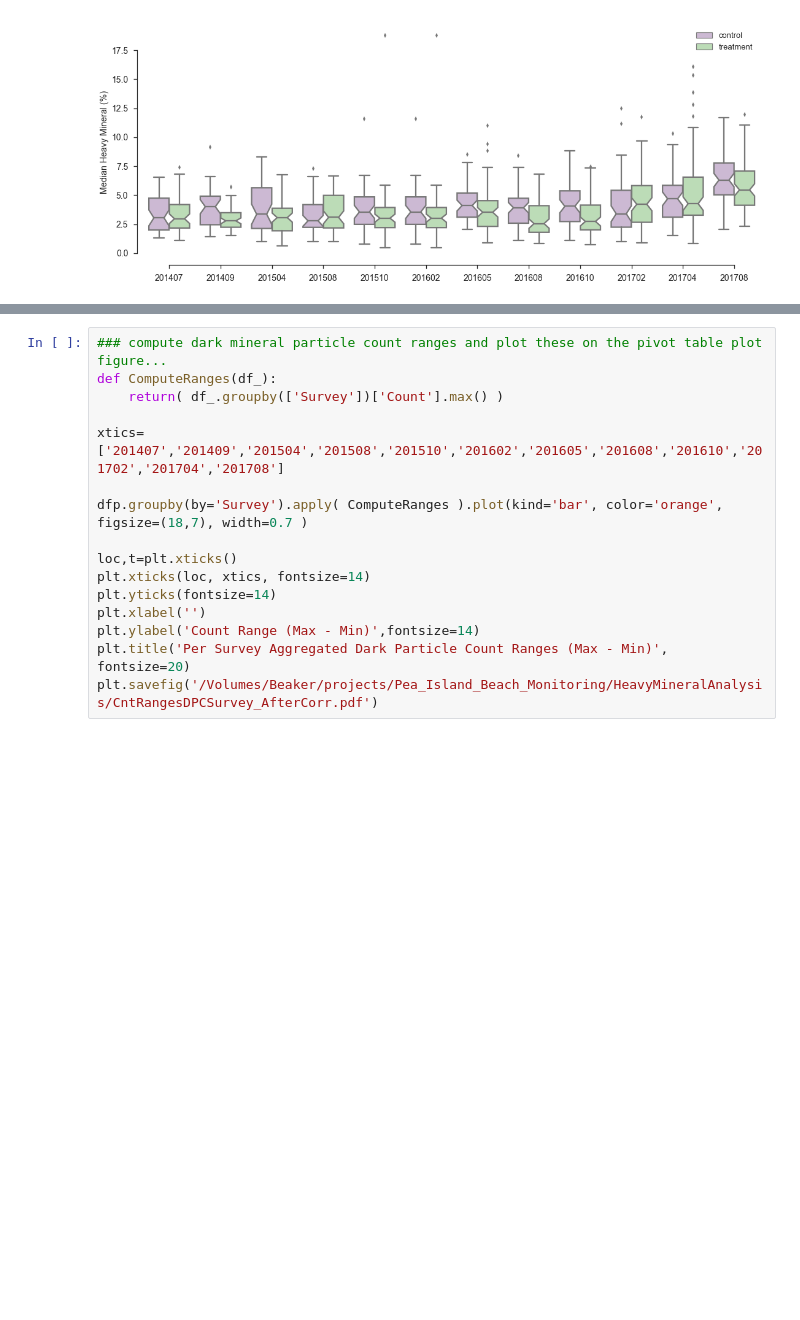
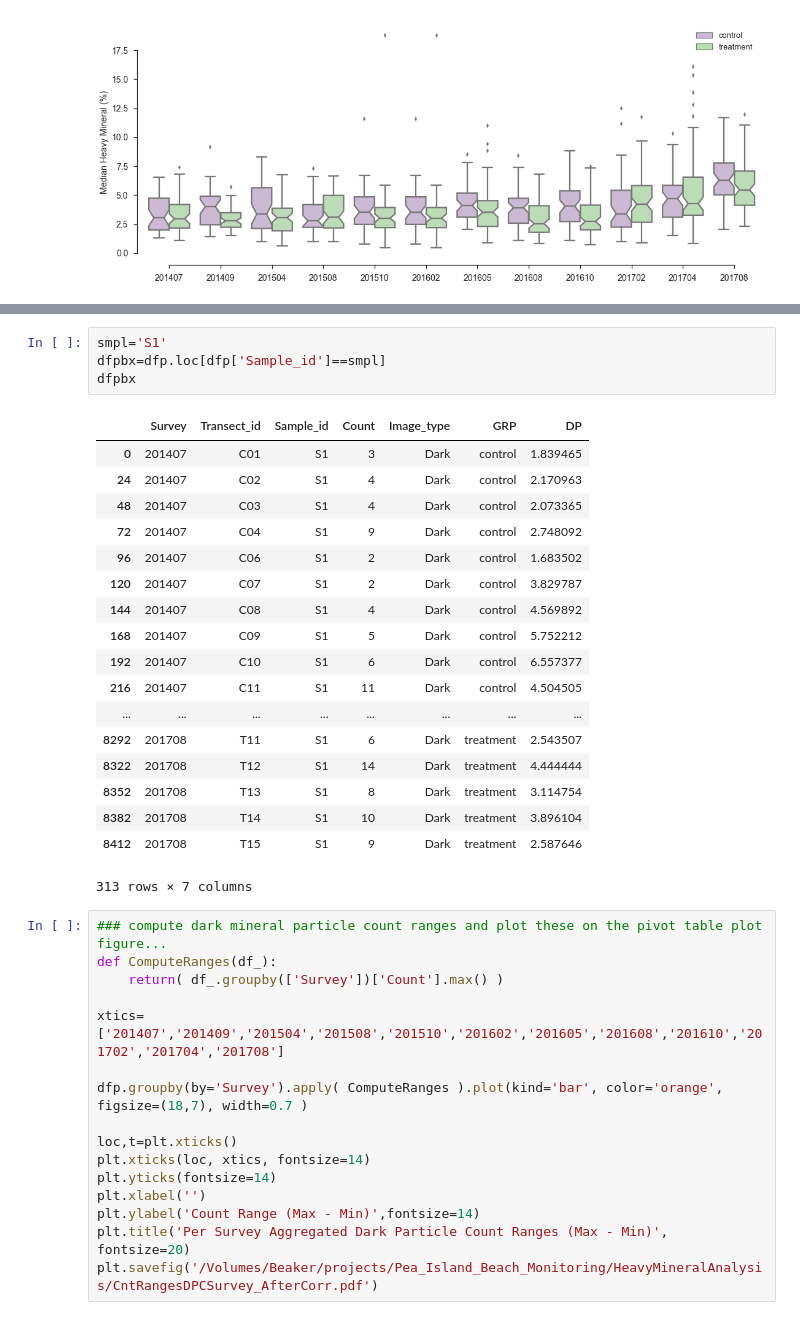
Before and after one commit to pjparis/PeaIslandBeachMonitoring, a Jupyter notebook: notebooks/Pea Island Beach Monitoring Project - Heavy Mineral Analysis.ipynb, the cells around one changed output, grey strips where cells are left out. Cells and saved outputs as stored; diff of their text form; blank space fills up the shorter version.

```diff
--- a/notebooks/Pea Island Beach Monitoring Project - Heavy Mineral Analysis.ipynb
+++ b/notebooks/Pea Island Beach Monitoring Project - Heavy Mineral Analysis.ipynb
@@ -425,3 +470,26 @@ plt.savefig( '/Users/paulp/GoogleDrive/projects/PeaIslandBeachMonitoring/plots/H
+# %%
+smpl='S1'
+dfpbx=dfp.loc[dfp['Sample_id']==smpl]
+dfpbx
+# %% [output]
+|  | Survey | Transect_id | Sample_id | Count | Image_type | GRP | DP |
+| 0 | 201407 | C01 | S1 | 3 | Dark | control | 1.839465 |
+| 24 | 201407 | C02 | S1 | 4 | Dark | control | 2.170963 |
+| 48 | 201407 | C03 | S1 | 4 | Dark | control | 2.073365 |
+| 72 | 201407 | C04 | S1 | 9 | Dark | control | 2.748092 |
+| 96 | 201407 | C06 | S1 | 2 | Dark | control | 1.683502 |
+| 120 | 201407 | C07 | S1 | 2 | Dark | control | 3.829787 |
+| 144 | 201407 | C08 | S1 | 4 | Dark | control | 4.569892 |
+| 168 | 201407 | C09 | S1 | 5 | Dark | control | 5.752212 |
+| 192 | 201407 | C10 | S1 | 6 | Dark | control | 6.557377 |
+| 216 | 201407 | C11 | S1 | 11 | Dark | control | 4.504505 |
+| ... | ... | ... | ... | ... | ... | ... | ... |
+| 8292 | 201708 | T11 | S1 | 6 | Dark | treatment | 2.543507 |
+| 8322 | 201708 | T12 | S1 | 14 | Dark | treatment | 4.444444 |
+| 8352 | 201708 | T13 | S1 | 8 | Dark | treatment | 3.114754 |
+| 8382 | 201708 | T14 | S1 | 10 | Dark | treatment | 3.896104 |
+| 8412 | 201708 | T15 | S1 | 9 | Dark | treatment | 2.587646 |
+313 rows × 7 columns
 # %%
 ### compute dark mineral particle count ranges and plot these on the pivot table plot figure...
 def ComputeRanges(df_):
```
Also changed, not shown: parts of 5 cells of this notebook, 33 other files.
